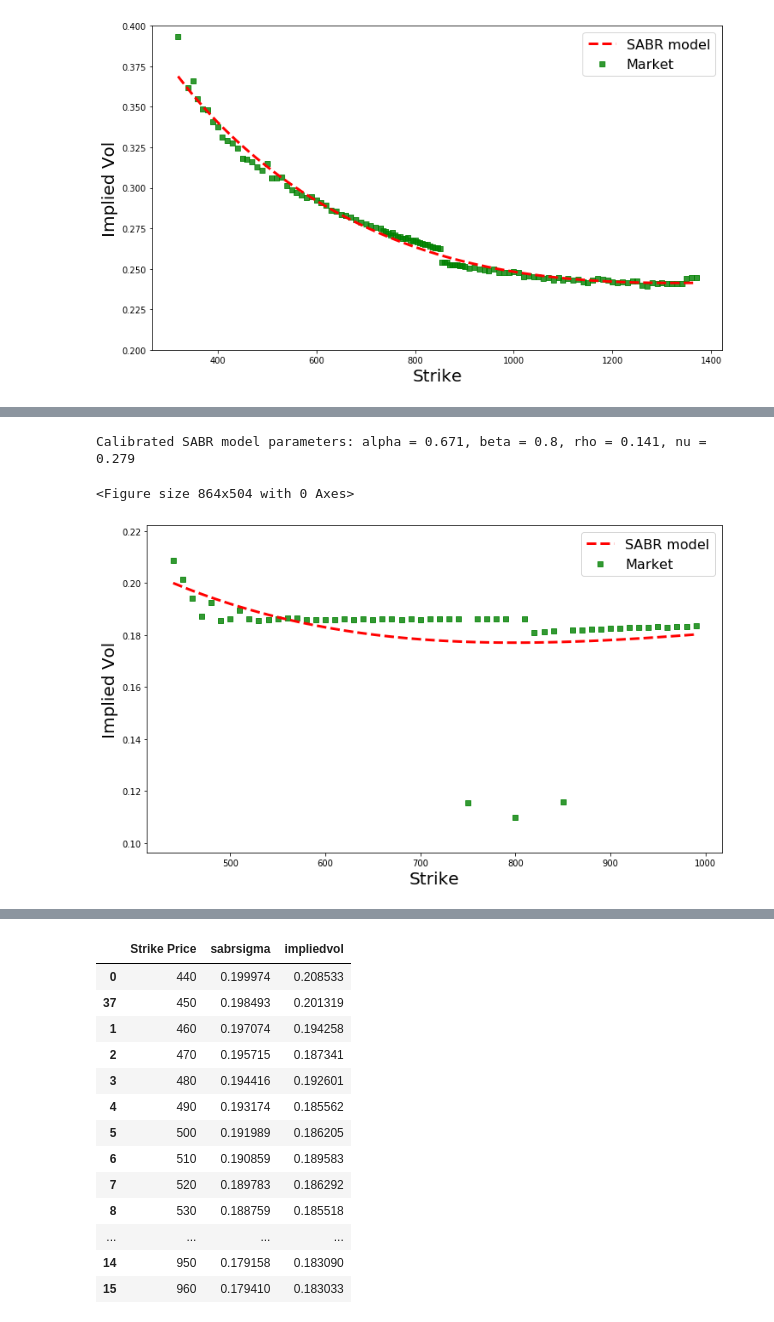
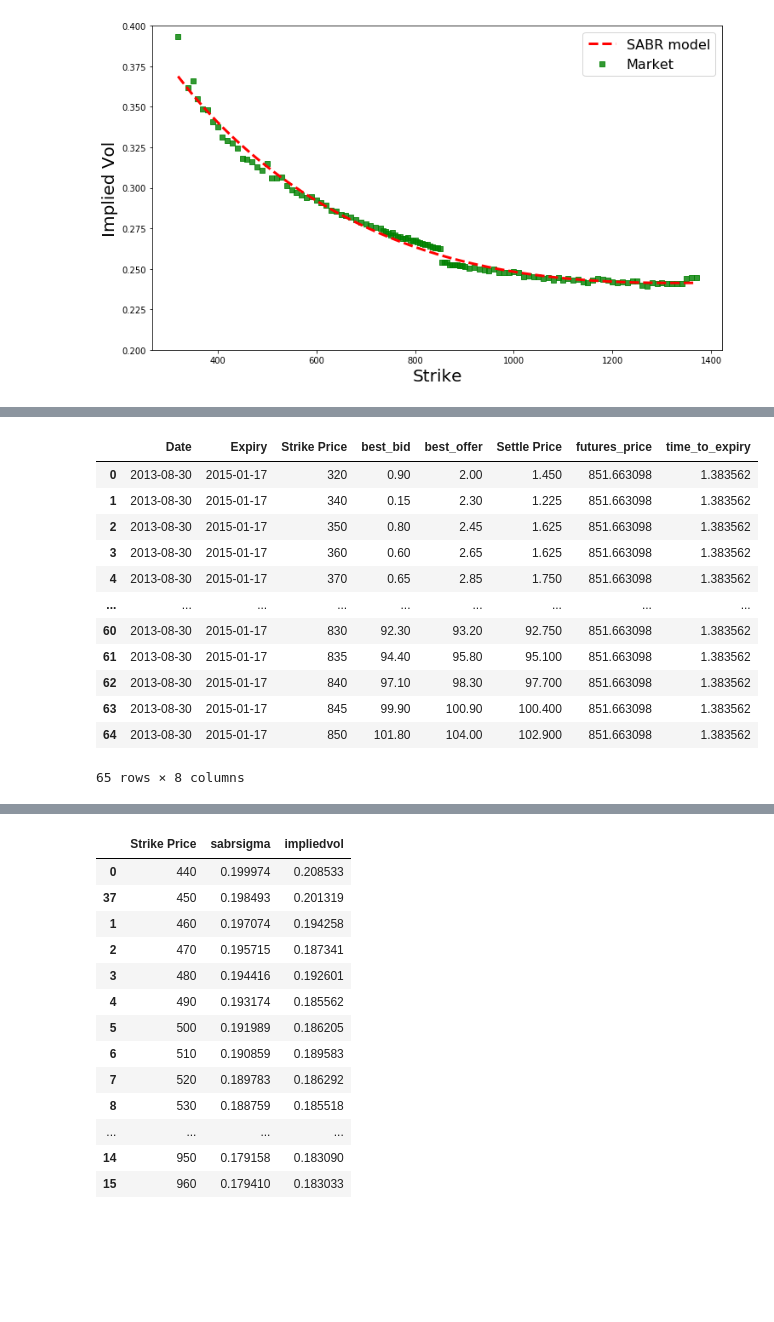
Before and after one commit to ankitrawat85/QuantStrategies, a Jupyter notebook: MQF_College_Projects/2.Stochastic_Finance/SABR calibration.ipynb, the cells around one changed output, grey strips where cells are left out. Drawn from its saved outputs; the diff is of its cells as text; code cells hidden in the pictures; blank space fills up the shorter version.

Commit message:
commit - SABR -  working google

```diff
--- a/MQF_College_Projects/2.Stochastic_Finance/SABR calibration.ipynb
+++ b/MQF_College_Projects/2.Stochastic_Finance/SABR calibration.ipynb
@@ -193,3 +227,8 @@ plt.ylim(0.2, 0.4)
 plt.legend(fontsize = 16);
 # %% [output]
 [figure]
+# %%
+beta = 0.8
+df_call_a = pd.read_csv("goog_call_updated.csv")
+df_put_a = pd.read_csv("goog_put_updated.csv")
+df_put_a
@@ -195,0 +249,6 @@ plt.legend(fontsize = 16);
+# %%
+df_call_a['Date'] = pd.to_datetime(df_call_a['Date'], format='%Y%m%d')
+df_put_a['Date'] = pd.to_datetime(df_put_a['Date'], format='%Y%m%d')
+df_call_a['Expiry'] = pd.to_datetime(df_call_a['Expiry'], format='%Y%m%d')
+df_put_a['Expiry'] = pd.to_datetime(df_put_a['Expiry'], format='%Y%m%d')
+df_put_a
@@ -196,22 +269,42 @@ plt.legend(fontsize = 16);
+# %%
+def time_to_expiry(opt):
+    opt['time_to_expiry'] = ((opt.Expiry - opt.Date).dt.days)/365
+    return opt
+df_call_a = time_to_expiry(df_call_a)
+df_put_a = time_to_expiry(df_put_a)
+df_call_a = time_to_expiry(df_call_a)
+df_put_a = time_to_expiry(df_put_a)
+df_put_a = df_put_a[df_put_a['Strike Price'] <= df_put_a['futures_price']]
+df_call_a = df_call_a[df_call_a['Strike Price'] >= df_call_a['futures_price']]
+##df_call_a = df_call_a[df_call_a["Date"]=="2021-01-11"]
+##df_put_a =  df_put_a[df_put_a["Date"]=="2021-01-11"]
+df_put_a
+# %% [output]
+|  | Date | Expiry | Strike Price | best_bid | best_offer | Settle Price | futures_price | time_to_expiry |
+| 0 | 2013-08-30 | 2015-01-17 | 320 | 0.90 | 2.00 | 1.450 | 851.663098 | 1.383562 |
+| 1 | 2013-08-30 | 2015-01-17 | 340 | 0.15 | 2.30 | 1.225 | 851.663098 | 1.383562 |
+| 2 | 2013-08-30 | 2015-01-17 | 350 | 0.80 | 2.45 | 1.625 | 851.663098 | 1.383562 |
+| 3 | 2013-08-30 | 2015-01-17 | 360 | 0.60 | 2.65 | 1.625 | 851.663098 | 1.383562 |
+| 4 | 2013-08-30 | 2015-01-17 | 370 | 0.65 | 2.85 | 1.750 | 851.663098 | 1.383562 |
+| ... | ... | ... | ... | ... | ... | ... | ... | ... |
+| 60 | 2013-08-30 | 2015-01-17 | 830 | 92.30 | 93.20 | 92.750 | 851.663098 | 1.383562 |
+| 61 | 2013-08-30 | 2015-01-17 | 835 | 94.40 | 95.80 | 95.100 | 851.663098 | 1.383562 |
+| 62 | 2013-08-30 | 2015-01-17 | 840 | 97.10 | 98.30 | 97.700 | 851.663098 | 1.383562 |
+| 63 | 2013-08-30 | 2015-01-17 | 845 | 99.90 | 100.90 | 100.400 | 851.663098 | 1.383562 |
+| 64 | 2013-08-30 | 2015-01-17 | 850 | 101.80 | 104.00 | 102.900 | 851.663098 | 1.383562 |
+65 rows × 8 columns
 # %%
-beta = 0.8
-df_call_a = pd.read_csv("call.csv")
-df_put_a = pd.read_csv("put.csv")
-df_call_a = df_call_a[["Date","Expiry","Settle Price","Strike Price","futures_price"]].sort_values(by ="Date")
-df_put_a =df_put_a[["Date","Expiry","Settle Price","Strike Price","futures_price"]].sort_values(by ="Date")
-df_put_a
 def time_to_expiry(opt):
-    opt.Expiry = pd.to_datetime(opt.Expiry)
-    opt.Date = pd.to_datetime(opt.Date)
     opt['time_to_expiry'] = ((opt.Expiry - opt.Date).dt.days)/365
     return opt
-
+df_call_a = time_to_expiry(df_call_a)
+df_put_a = time_to_expiry(df_put_a)
 df_call_a = time_to_expiry(df_call_a)
 df_put_a = time_to_expiry(df_put_a)
 df_put_a = df_put_a[df_put_a['Strike Price'] <= df_put_a['futures_price']]
 df_call_a = df_call_a[df_call_a['Strike Price'] >= df_call_a['futures_price']]
-df_call_a = df_call_a[df_call_a["Date"]=="2021-01-11"]
-df_put_a =  df_put_a[df_put_a["Date"]=="2021-01-11"]
+##df_call_a = df_call_a[df_call_a["Date"]=="2021-01-11"]
+##df_put_a =  df_put_a[df_put_a["Date"]=="2021-01-11"]
 def BlackScholesCall(S, K, r, sigma, T):
     d1 = (np.log(S/K)+(r+sigma**2/2)*T) / (sigma*np.sqrt(T))
     d2 = d1 - sigma*np.sqrt(T)
@@ -232,15 +325,15 @@ def impliedCallVolatility(S, K, r, price, T):
 
 
 def impliedPutVol(S, K, r, price, T):
-    impliedVolput = brentq(lambda x: price -
+    impliedVol = brentq(lambda x: price -
                               BlackScholesPut(S, K, r, x, T),1e-6, 1)
-    return impliedVolput
+    return impliedVol
 
 
 df_call_a['impliedvol'] = df_call_a.apply(lambda x: impliedCallVolatility(x['futures_price'], x['Strike Price'],0,  x['Settle Price'], x['time_to_expiry']), axis=1)
 df_put_a['impliedvol'] = df_put_a.apply(lambda x: impliedPutVol(x['futures_price'], x['Strike Price'],0,  x['Settle Price'], x['time_to_expiry']), axis=1)
+df_put_a
 df = pd.concat([df_call_a,df_put_a])
-
 def SABR(F, K, T, alpha, beta, rho, nu):
     X = K
     # if K is at-the-money-forward
@@ -278,18 +371,7 @@ alpha = res.x[0]
 rho = res.x[1]
 nu = res.x[2]
 print('Calibrated SABR model parameters: alpha = %.3f, beta = %.1f, rho = %.3f, nu = %.3f' % (alpha, beta, rho, nu))
-
 df['sabrsigma'] = df.apply(lambda x : SABR(x['futures_price'], x["Strike Price"], 0.967123, alpha, beta, rho, nu), axis = 1)
 plt.figure(figsize = (12, 7))
 df = df[['Strike Price','sabrsigma','impliedvol']].sort_values(by ="Strike Price")
-
-plt.figure(figsize = (12, 7))
-plt.scatter(df['Strike Price'],df['impliedvol'], alpha = 0.8, c = 'g' ,marker = 's', label = 'Market')
-plt.plot(df['Strike Price'], df['sabrsigma'], '--r', linewidth = 3, label = 'SABR model')
-plt.ylabel('Implied Vol', fontsize = 20)
-plt.xlabel('Strike', fontsize = 20)
-plt.legend(fontsize = 16);
+df
-# %% [output]
-Calibrated SABR model parameters: alpha = 0.671, beta = 0.8, rho = 0.141, nu = 0.279
-<Figure size 864x504 with 0 Axes>
-[figure, removed]
```
Also changed, not shown: parts of 6 cells of this notebook, 2 other files.
